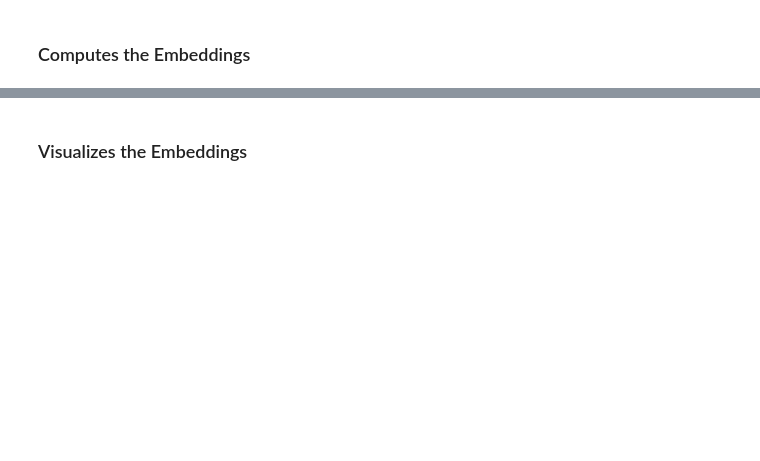
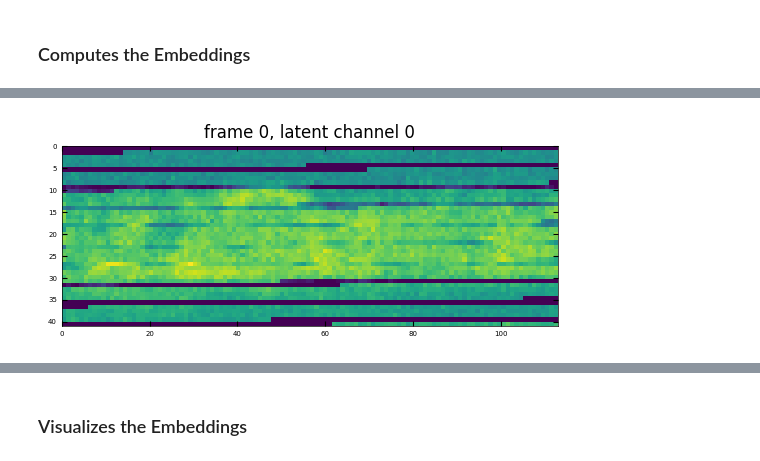
Before and after one commit to lusephjoe/ConvAutoenc_MScProj, a Jupyter notebook: LTSJ_exp/STEM_Domains_dummy_data.ipynb, the cells around one changed output, grey strips where cells are left out. Drawn from its saved outputs; the diff is of its cells as text; code cells hidden in the pictures; blank space fills up the shorter version.

```diff
--- a/LTSJ_exp/STEM_Domains_dummy_data.ipynb
+++ b/LTSJ_exp/STEM_Domains_dummy_data.ipynb
@@ -82,12 +85,14 @@ tensorflow seed was set to 42
 
 ### Loads the Dataset
 # %%
-path = Path("drive/MyDrive/Datasets/Diffraction_SI_proj.dm4")
+path = Path("E:\Lu Joseph\Diffraction_SI\Diffraction_SI.dm4")
 
-# dc = p4.io.import_file(path,                 # auto-detects “dm” type
-#                        mem='MEMMAP')         # or 'RAM' for small cubes
-# print(dc)       # -> (Ny, Nx, Nq_y, Nq_x) plus rich metadata
-# print(dc.shape)
+dc = p4.io.import_file(path,                 # auto-detects “dm” type
+                       mem='MEMMAP')         # or 'RAM' for small cubes
+print(dc)       # -> (Ny, Nx, Nq_y, Nq_x) plus rich metadata
+print(dc.shape)
+Ny = dc.shape[0]
+Nx = dc.shape[1]
 
 # s = hs.signals.Signal2D(dc.data)
 # s.save(f"{save_path}/Diffraction_SI.hspy")
@@ -174,0 +276,19 @@ OutOfMemoryError: CUDA out of memory. Tried to allocate 16.00 GiB. GPU 0 has a t
+# %%
+
+embedding = np.load("DUMMY_SAVEDATA\embeddings\embedding_SI_dummy_11_07_model_512.npy")
+print(embedding.shape)
+print(embedding)
+
+Ny = dc.shape[0]
+Nx = dc.shape[1]
+print("Nx, Ny: ", Nx, Ny)
+n_emb, d_latent = embedding.shape
+print("n_emb: ", n_emb)
+
+total_scan_positions = Nx * Ny               # 4788
+rep_factor = n_emb // total_scan_positions   # 19152 // 4788  ➜  4
+assert n_emb % total_scan_positions == 0
+
+latent_cube = embedding.reshape(Ny, Nx, d_latent)
+# latent_cube.shape ➜ (4, 114, 42, 32)
+print("latent cube shape: ", latent_cube.shape)
@@ -174,0 +307,12 @@ OutOfMemoryError: CUDA out of memory. Tried to allocate 16.00 GiB. GPU 0 has a t
+# %%
+frame   = 0        # 0‒3
+channel = 0        # 0‒31
+
+img = latent_cube[:, :, channel]
+
+plt.imshow(img, cmap="viridis",
+           extent=[0, Nx-1, Ny-1, 0])   # or use physical Rx/Ry vectors
+plt.title(f"frame {frame}, latent channel {channel}")
+plt.show()
+# %% [output]
+[figure, added]
```
Also changed, not shown: parts of 18 cells of this notebook, 1 other file.
